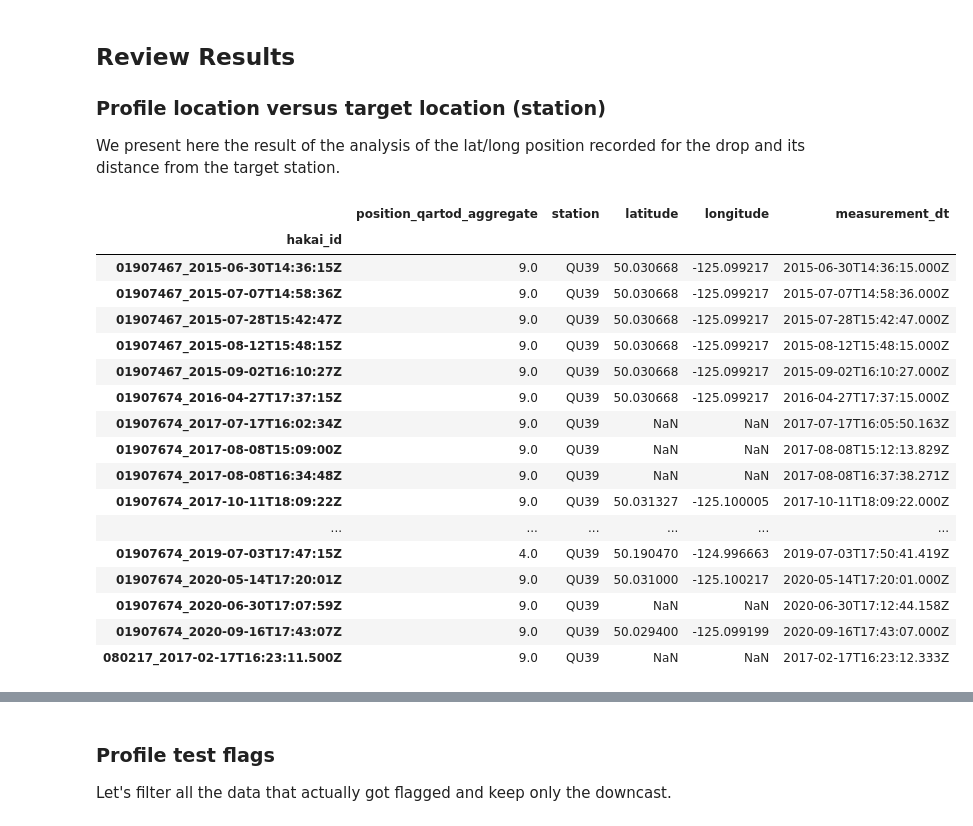
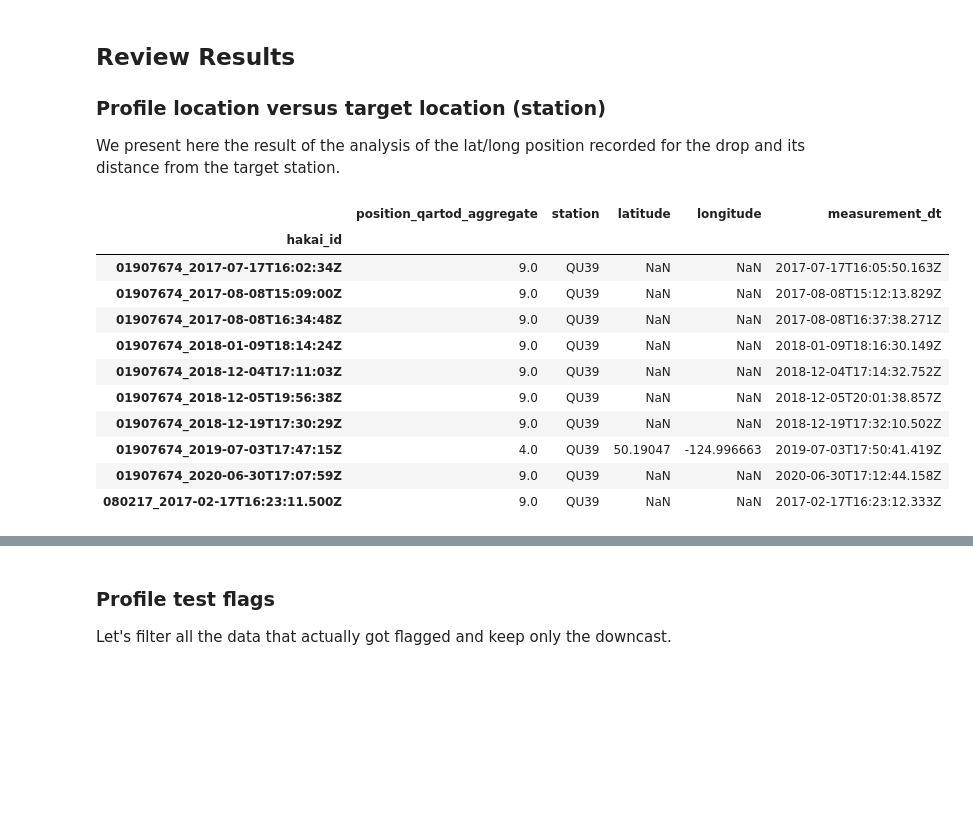
Before and after one commit to HakaiInstitute/hakai-ctd-qc, a Jupyter notebook: review-hakai-tests.ipynb, the cells around one changed output, grey strips where cells are left out. Drawn from its saved outputs; the diff is of its cells as text; code cells hidden in the pictures; blank space fills up the shorter version.

Commit message:
add a step to ignore empty depth values in position review

```diff
--- a/review-hakai-tests.ipynb
+++ b/review-hakai-tests.ipynb
@@ -140,28 +140,23 @@ QAQC QU39
 ### Profile location versus target location (station)
 We present here the result of the analysis of the lat/long position recorded for the drop and its distance from the target station.
 # %%
-# Give me all the drops that had their position flagged
-df[df['position_qartod_aggregate']>1].groupby('hakai_id').first()[['position_qartod_aggregate',
-                                                                   'station','latitude',
-                                                                   'longitude','measurement_dt']]
+# Give me all the drops that had their position flagged because it's not within range or invalid
+#  ignore rows where a depth value does not exist.
+df[df['position_qartod_aggregate']>1].dropna(
+    axis=0,subset=['depth']).groupby(
+    'hakai_id').first()[['position_qartod_aggregate','station','latitude','longitude','measurement_dt']]
 # %% [output]
 |  | position_qartod_aggregate | station | latitude | longitude | measurement_dt |
 | hakai_id |  |  |  |  |  |
-| 01907467_2015-06-30T14:36:15Z | 9.0 | QU39 | 50.030668 | -125.099217 | 2015-06-30T14:36:15.000Z |
-| 01907467_2015-07-07T14:58:36Z | 9.0 | QU39 | 50.030668 | -125.099217 | 2015-07-07T14:58:36.000Z |
-| 01907467_2015-07-28T15:42:47Z | 9.0 | QU39 | 50.030668 | -125.099217 | 2015-07-28T15:42:47.000Z |
-| 01907467_2015-08-12T15:48:15Z | 9.0 | QU39 | 50.030668 | -125.099217 | 2015-08-12T15:48:15.000Z |
-| 01907467_2015-09-02T16:10:27Z | 9.0 | QU39 | 50.030668 | -125.099217 | 2015-09-02T16:10:27.000Z |
-| 01907674_2016-04-27T17:37:15Z | 9.0 | QU39 | 50.030668 | -125.099217 | 2016-04-27T17:37:15.000Z |
 | 01907674_2017-07-17T16:02:34Z | 9.0 | QU39 | NaN | NaN | 2017-07-17T16:05:50.163Z |
 | 01907674_2017-08-08T15:09:00Z | 9.0 | QU39 | NaN | NaN | 2017-08-08T15:12:13.829Z |
 | 01907674_2017-08-08T16:34:48Z | 9.0 | QU39 | NaN | NaN | 2017-08-08T16:37:38.271Z |
-| 01907674_2017-10-11T18:09:22Z | 9.0 | QU39 | 50.031327 | -125.100005 | 2017-10-11T18:09:22.000Z |
-| ... | ... | ... | ... | ... | ... |
-| 01907674_2019-07-03T17:47:15Z | 4.0 | QU39 | 50.190470 | -124.996663 | 2019-07-03T17:50:41.419Z |
-| 01907674_2020-05-14T17:20:01Z | 9.0 | QU39 | 50.031000 | -125.100217 | 2020-05-14T17:20:01.000Z |
+| 01907674_2018-01-09T18:14:24Z | 9.0 | QU39 | NaN | NaN | 2018-01-09T18:16:30.149Z |
+| 01907674_2018-12-04T17:11:03Z | 9.0 | QU39 | NaN | NaN | 2018-12-04T17:14:32.752Z |
+| 01907674_2018-12-05T19:56:38Z | 9.0 | QU39 | NaN | NaN | 2018-12-05T20:01:38.857Z |
+| 01907674_2018-12-19T17:30:29Z | 9.0 | QU39 | NaN | NaN | 2018-12-19T17:32:10.502Z |
+| 01907674_2019-07-03T17:47:15Z | 4.0 | QU39 | 50.19047 | -124.996663 | 2019-07-03T17:50:41.419Z |
 | 01907674_2020-06-30T17:07:59Z | 9.0 | QU39 | NaN | NaN | 2020-06-30T17:12:44.158Z |
-| 01907674_2020-09-16T17:43:07Z | 9.0 | QU39 | 50.029400 | -125.099199 | 2020-09-16T17:43:07.000Z |
 | 080217_2017-02-17T16:23:11.500Z | 9.0 | QU39 | NaN | NaN | 2017-02-17T16:23:12.333Z |
 # %%
 # Show me them on a map
```
Also changed, not shown: parts of 5 cells of this notebook.
